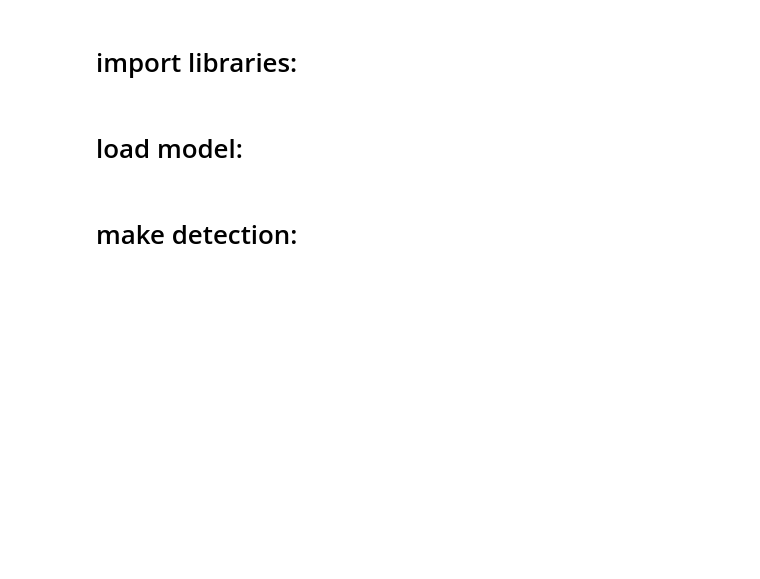
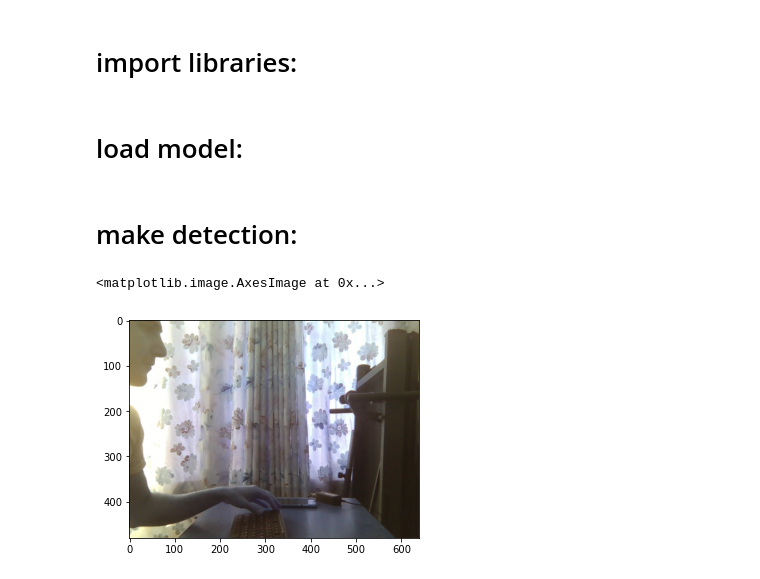
Before and after one commit to hamednasr/Computer-Vision-with-Python, a Jupyter notebook: body_move_detection_for_game.ipynb, the cells around one changed output. Saved outputs shown, nothing was run; the diff lists cells and outputs as text; code cells hidden in the pictures; blank space fills up the shorter version.

```diff
--- a/body_move_detection_for_game.ipynb
+++ b/body_move_detection_for_game.ipynb
@@ -14,3 +14,9 @@ interpreter = tf.lite.Interpreter(model_path='lite-model_movenet_singlepose_ligh
 interpreter.allocate_tensors()
 # %% [markdown]
 # make detection:
+# %%
+img = frame.copy()
+plt.imshow(img)
+# %% [output]
+<matplotlib.image.AxesImage at 0x...>
+[figure, added]
```
Also changed, not shown: parts of 3 cells of this notebook.
